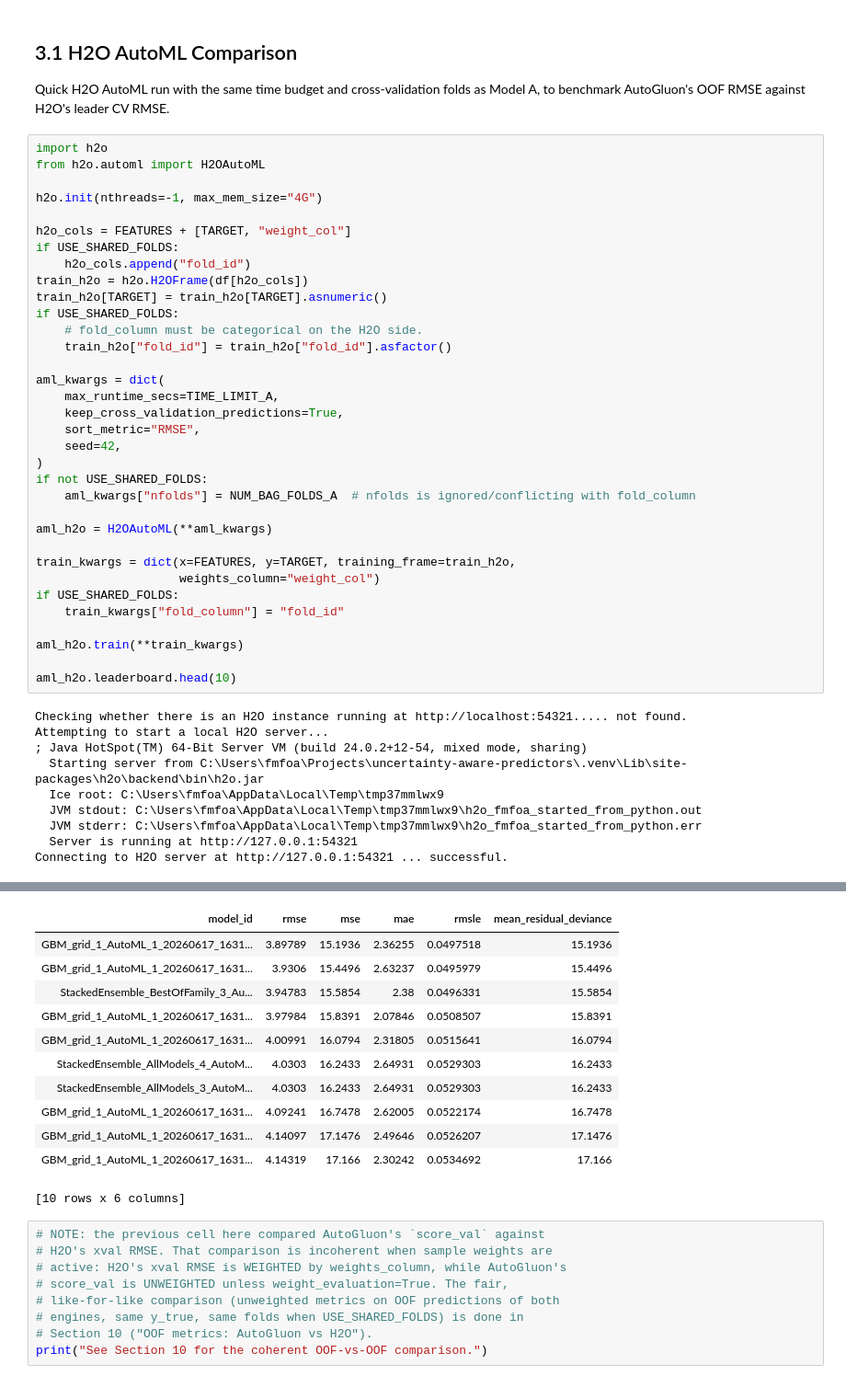
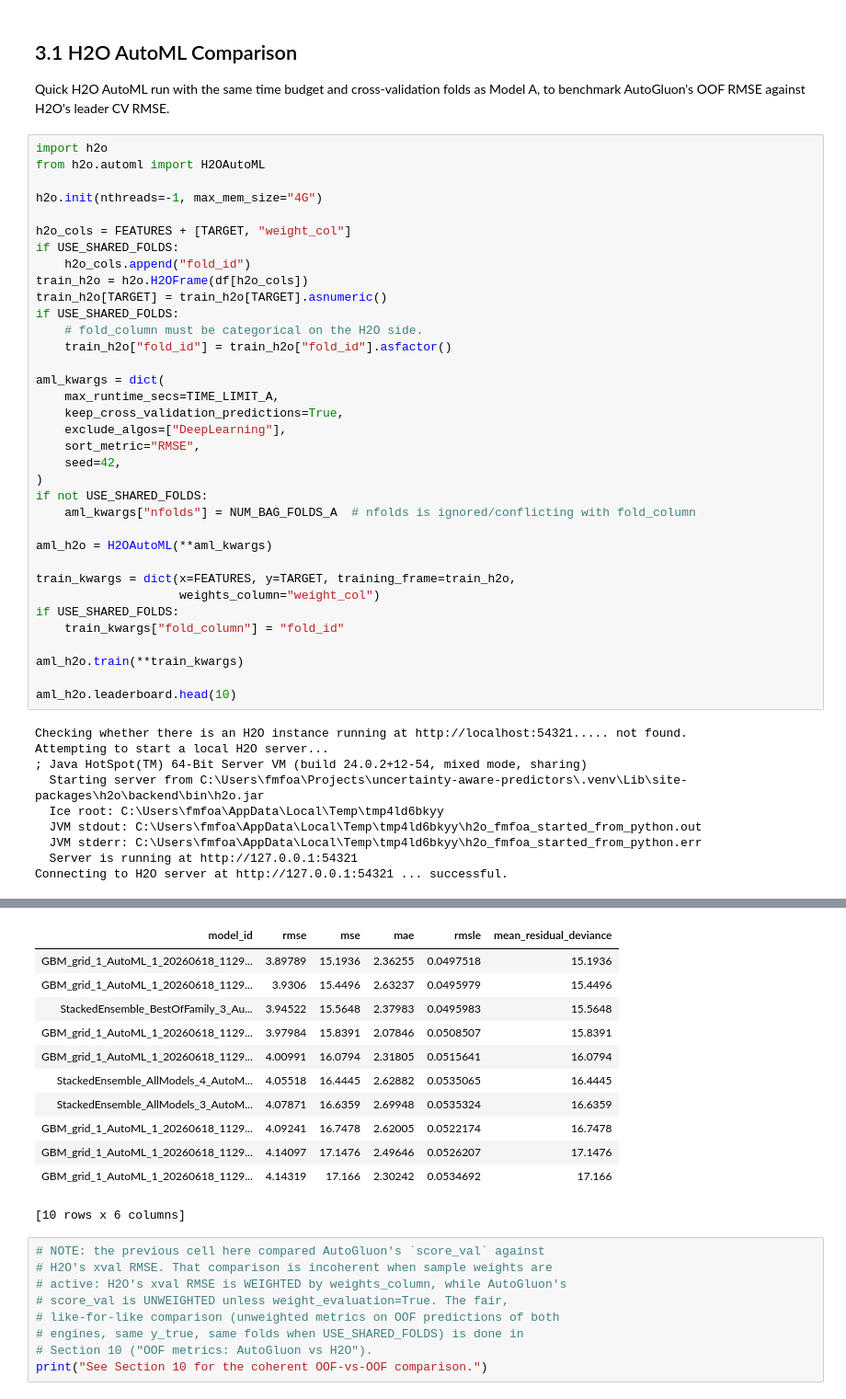
Before and after one commit to FelipeMFO-RM/uncertainty-aware-predictors, a Jupyter notebook: notebooks/modeling/annealing_iacs_fixed.ipynb, the cells around one changed output, grey strips where cells are left out. Shown at 92% size. Drawn from its saved outputs; the diff is of its cells as text.

```diff
--- a/notebooks/modeling/annealing_iacs_fixed.ipynb
+++ b/notebooks/modeling/annealing_iacs_fixed.ipynb
@@ -313,6 +313,7 @@ if USE_SHARED_FOLDS:
 aml_kwargs = dict(
     max_runtime_secs=TIME_LIMIT_A,
     keep_cross_validation_predictions=True,
+    exclude_algos=["DeepLearning"],
     sort_metric="RMSE",
     seed=42,
 )
@@ -334,9 +335,9 @@ Checking whether there is an H2O instance running at http://localhost:54321.....
 Attempting to start a local H2O server...
 ; Java HotSpot(TM) 64-Bit Server VM (build 24.0.2+12-54, mixed mode, sharing)
   Starting server from C:\Users\fmfoa\Projects\uncertainty-aware-predictors\.venv\Lib\site-packages\h2o\backend\bin\h2o.jar
-  Ice root: C:\Users\fmfoa\AppData\Local\Temp\tmp37mmlwx9
-  JVM stdout: C:\Users\fmfoa\AppData\Local\Temp\tmp37mmlwx9\h2o_fmfoa_started_from_python.out
-  JVM stderr: C:\Users\fmfoa\AppData\Local\Temp\tmp37mmlwx9\h2o_fmfoa_started_from_python.err
+  Ice root: C:\Users\fmfoa\AppData\Local\Temp\tmp4ld6bkyy
+  JVM stdout: C:\Users\fmfoa\AppData\Local\Temp\tmp4ld6bkyy\h2o_fmfoa_started_from_python.out
+  JVM stderr: C:\Users\fmfoa\AppData\Local\Temp\tmp4ld6bkyy\h2o_fmfoa_started_from_python.err
   Server is running at http://127.0.0.1:54321
 Connecting to H2O server at http://127.0.0.1:54321 ... successful.
 | H2O_cluster_uptime: | 01 secs |
@@ -372,16 +373,16 @@ AutoML progress: |
 
 █| (done) 100%
 | model_id | rmse | mse | mae | rmsle | mean_residual_deviance |
-| GBM_grid_1_AutoML_1_20260617_1631... | 3.89789 | 15.1936 | 2.36255 | 0.0497518 | 15.1936 |
-| GBM_grid_1_AutoML_1_20260617_1631... | 3.9306 | 15.4496 | 2.63237 | 0.0495979 | 15.4496 |
-| StackedEnsemble_BestOfFamily_3_Au... | 3.94783 | 15.5854 | 2.38 | 0.0496331 | 15.5854 |
-| GBM_grid_1_AutoML_1_20260617_1631... | 3.97984 | 15.8391 | 2.07846 | 0.0508507 | 15.8391 |
-| GBM_grid_1_AutoML_1_20260617_1631... | 4.00991 | 16.0794 | 2.31805 | 0.0515641 | 16.0794 |
-| StackedEnsemble_AllModels_4_AutoM... | 4.0303 | 16.2433 | 2.64931 | 0.0529303 | 16.2433 |
-| StackedEnsemble_AllModels_3_AutoM... | 4.0303 | 16.2433 | 2.64931 | 0.0529303 | 16.2433 |
-| GBM_grid_1_AutoML_1_20260617_1631... | 4.09241 | 16.7478 | 2.62005 | 0.0522174 | 16.7478 |
-| GBM_grid_1_AutoML_1_20260617_1631... | 4.14097 | 17.1476 | 2.49646 | 0.0526207 | 17.1476 |
-| GBM_grid_1_AutoML_1_20260617_1631... | 4.14319 | 17.166 | 2.30242 | 0.0534692 | 17.166 |
+| GBM_grid_1_AutoML_1_20260618_1129... | 3.89789 | 15.1936 | 2.36255 | 0.0497518 | 15.1936 |
+| GBM_grid_1_AutoML_1_20260618_1129... | 3.9306 | 15.4496 | 2.63237 | 0.0495979 | 15.4496 |
+| StackedEnsemble_BestOfFamily_3_Au... | 3.94522 | 15.5648 | 2.37983 | 0.0495983 | 15.5648 |
+| GBM_grid_1_AutoML_1_20260618_1129... | 3.97984 | 15.8391 | 2.07846 | 0.0508507 | 15.8391 |
+| GBM_grid_1_AutoML_1_20260618_1129... | 4.00991 | 16.0794 | 2.31805 | 0.0515641 | 16.0794 |
+| StackedEnsemble_AllModels_4_AutoM... | 4.05518 | 16.4445 | 2.62882 | 0.0535065 | 16.4445 |
+| StackedEnsemble_AllModels_3_AutoM... | 4.07871 | 16.6359 | 2.69948 | 0.0535324 | 16.6359 |
+| GBM_grid_1_AutoML_1_20260618_1129... | 4.09241 | 16.7478 | 2.62005 | 0.0522174 | 16.7478 |
+| GBM_grid_1_AutoML_1_20260618_1129... | 4.14097 | 17.1476 | 2.49646 | 0.0526207 | 17.1476 |
+| GBM_grid_1_AutoML_1_20260618_1129... | 4.14319 | 17.166 | 2.30242 | 0.0534692 | 17.166 |
 [10 rows x 6 columns]
 # %%
 # NOTE: the previous cell here compared AutoGluon's `score_val` against
```
Also changed, not shown: parts of 25 cells of this notebook, 2 other files.
